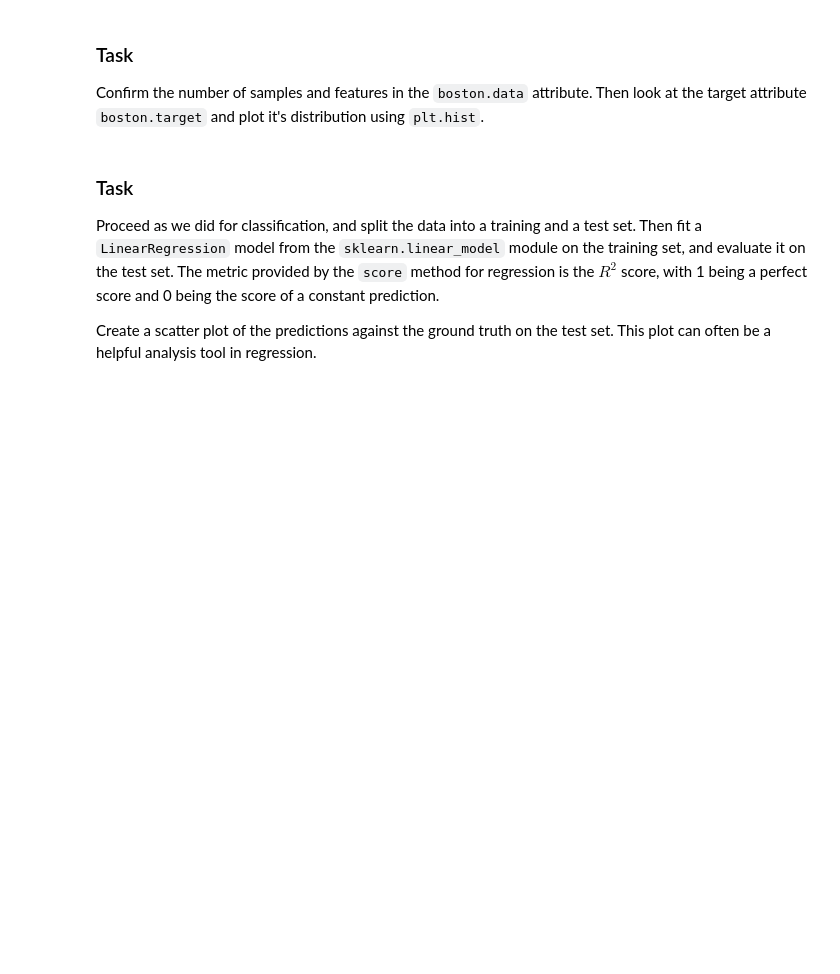
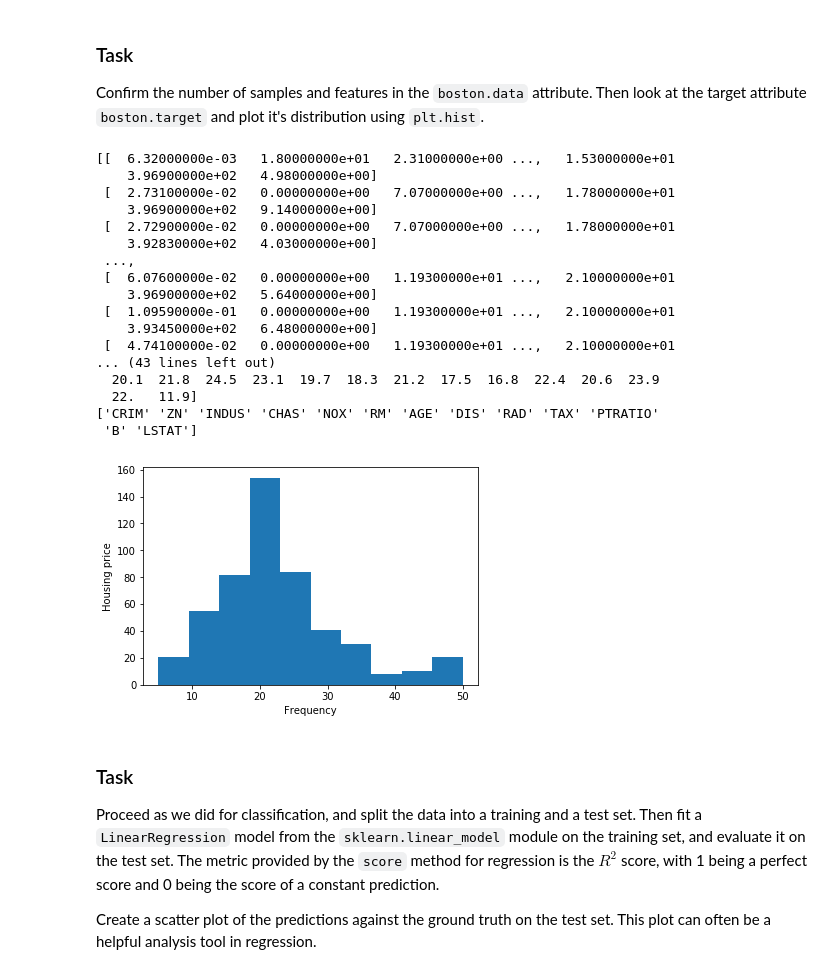
Before and after one commit to Larry201608/Columbia-Data-Science-Bootcamp, a Jupyter notebook: Bootcamp-materials/notebooks/Day2/day2-lab1-classification-and-regression.ipynb, the cells around one changed output. Drawn from its saved outputs; the diff is of its cells as text; code cells hidden in the pictures; blank space fills up the shorter version.

```diff
--- a/Bootcamp-materials/notebooks/Day2/day2-lab1-classification-and-regression.ipynb
+++ b/Bootcamp-materials/notebooks/Day2/day2-lab1-classification-and-regression.ipynb
@@ -97,3 +232,30 @@ Confirm the number of samples and features in the ``boston.data`` attribute. The
+# %%
+print(boston.data)
+print(boston.data.shape)
+print(boston.target)
+plt.hist(boston.target)
+plt.ylabel("Housing price")
+plt.xlabel("Frequency")
+print(boston.feature_names)
+# %% [output]
+[[  6.32000000e-03   1.80000000e+01   2.31000000e+00 ...,   1.53000000e+01
+    3.96900000e+02   4.98000000e+00]
+ [  2.73100000e-02   0.00000000e+00   7.07000000e+00 ...,   1.78000000e+01
+    3.96900000e+02   9.14000000e+00]
+ [  2.72900000e-02   0.00000000e+00   7.07000000e+00 ...,   1.78000000e+01
+    3.92830000e+02   4.03000000e+00]
+ ...,
+ [  6.07600000e-02   0.00000000e+00   1.19300000e+01 ...,   2.10000000e+01
+    3.96900000e+02   5.64000000e+00]
+ [  1.09590000e-01   0.00000000e+00   1.19300000e+01 ...,   2.10000000e+01
+    3.93450000e+02   6.48000000e+00]
+ [  4.74100000e-02   0.00000000e+00   1.19300000e+01 ...,   2.10000000e+01
+... (43 lines left out)
+  20.1  21.8  24.5  23.1  19.7  18.3  21.2  17.5  16.8  22.4  20.6  23.9
+  22.   11.9]
+['CRIM' 'ZN' 'INDUS' 'CHAS' 'NOX' 'RM' 'AGE' 'DIS' 'RAD' 'TAX' 'PTRATIO'
+ 'B' 'LSTAT']
+[figure, added]
 # %% [markdown]
 ### Task
 
```
Also changed, not shown: parts of 23 cells of this notebook.
